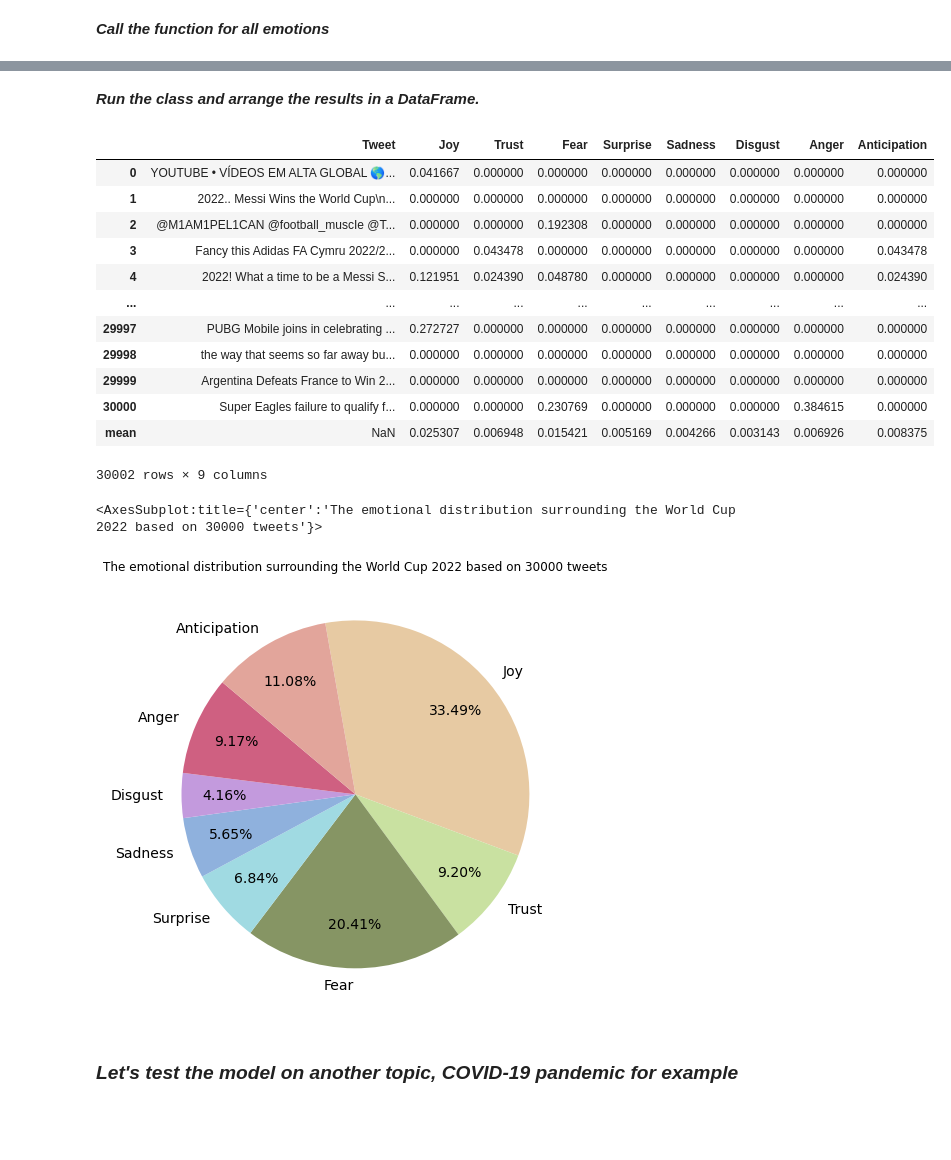
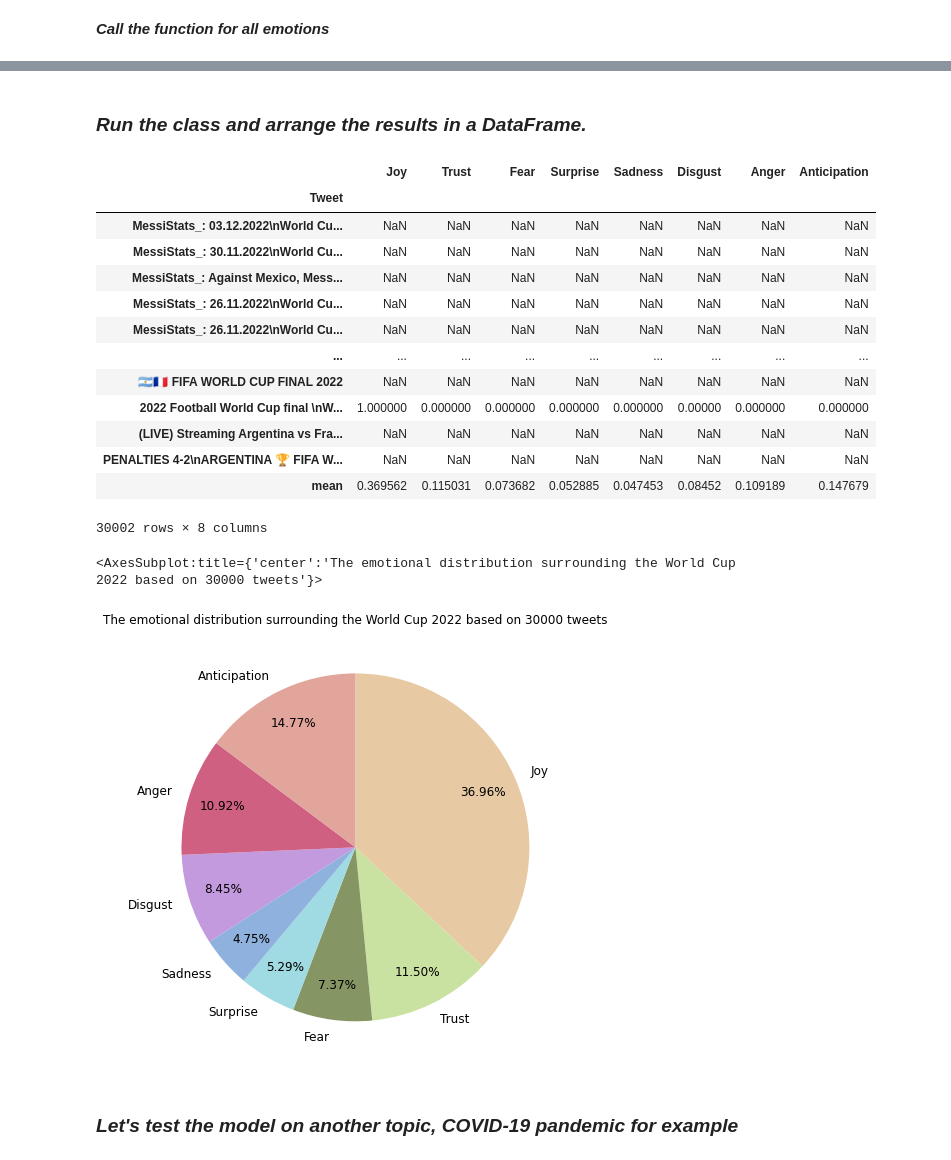
Before and after one commit to sadaki19/Sentiment_Analysis_Using_Plutchik_Wheel, a Jupyter notebook: Code.ipynb, the cells around one changed output, grey strips where cells are left out. Cells and saved outputs as stored; diff of their text form; code cells hidden in the pictures; blank space fills up the shorter version.

```diff
--- a/Code.ipynb
+++ b/Code.ipynb
@@ -136,6 +153,7 @@ dict(list(joy.items())[:10])
 ***Set a class applying Sentiment Analysis to Tweets by detecting intersections between each Tweet and emotion dictionaries***
 # %%
 class Feeling:
+    # Import the dictionaries into the class.
     joy_dic = json.load(open(f"sets\\joy.json"))
     trust_dic = json.load(open(f"sets\\trust.json"))
     fear_dic = json.load(open(f"sets\\fear.json"))
@@ -146,6 +164,7 @@ class Feeling:
     anticipation_dic = json.load(open(f"sets\\anticipation.json"))
 
     def __init__(self, tweet):
+        # Assign an initial value to each emotion in each tweet.
         self.joy = 0
         self.trust = 0
         self.fear = 0
@@ -154,12 +173,14 @@ class Feeling:
         self.disgust = 0
         self.anger = 0
         self.anticipation = 0
+        self.tot = 0
 
         self.words = []
         self.split(tweet)
         self.find_frequency()
 
     def split(self, tweet):
+        # Clean the tweets
         res = ''.join([i for i in tweet if not i.isdigit()])
         self.words = re.sub(r'[^\w\s]', '', res.lower()).split()
         for word in self.words:
@@ -168,6 +189,7 @@ class Feeling:
                 continue
 
     def find_frequency(self):
+        # Compute the intersections between every tweet and each set of emotion sets.
         for word in self.words:
             self.joy += Feeling.joy_dic.get(word, 0)
             self.trust += Feeling.trust_dic.get(word, 0)
@@ -178,12 +200,17 @@ class Feeling:
             self.anger += Feeling.anger_dic.get(word, 0)
             self.anticipation += Feeling.anticipation_dic.get(word, 0)
 
-        self.joy /= len(self.words)
-        self.trust /= len(self.words)
-        self.fear /= len(self.words)
-        self.surprise /= len(self.words)
-        self.sadness /= len(self.words)
-        self.disgust /= len(self.words)
-        self.anger /= len(self.words)
-        self.anticipation /= len(self.words)
+            # Normalize the outcomes
+            self.tot = self.joy+self.trust+self.fear+self.surprise+self.sadness+self.disgust+self.anger+self.anticipation
+        try:
+            self.joy /= self.tot
+            self.trust /= self.tot
+            self.fear /= self.tot
+            self.surprise /= self.tot
+            self.sadness /= self.tot
+            self.disgust /= self.tot
+            self.anger /= self.tot
+            self.anticipation /= self.tot
+        except:
+            pass
 # %% [markdown]
@@ -194,7 +223,7 @@ import snscrape.modules.twitter as sntwitter
 # Creating list to append tweet data to
 tweets_list = []
 
-query = 'world cup 2022 lang:en since:2022-11-20 until:2022-12-31'
+query = 'world cup 2022 lang:en since:2022-11-20 until:2022-12-20'
 limit = 30000
 
 # Using TwitterSearchScraper to scrape data and append tweets to list
@@ -205,4 +234,5 @@ for i,tweet in enumerate(sntwitter.TwitterSearchScraper(query).get_items()):
 
 # Creating a dataframe to load the list
 tweets_df = pd.DataFrame(tweets_list, columns=["User", "Date", "Tweet"])
+tweets_df.to_csv('world_cup.csv')
 # %% [output]
@@ -241,43 +271,48 @@ tweets_df
 30001 rows × 3 columns
 # %% [markdown]
-***Run the class and arrange the results in a DataFrame.***
+### *Run the class and arrange the results in a DataFrame.*
 # %%
 # Create empty DataFrame with column names
 df = pd.DataFrame(columns = ['Tweet', 'Joy', 'Trust', 'Fear', 'Surprise',
                              'Sadness', 'Disgust', 'Anger', 'Anticipation'])
 
 # Fill the DataFrame with the result of each tweet row by row
 for twt in tweets_df['Tweet']:
     tweet = Feeling(twt)
     df.loc[len(df)] = [twt, tweet.joy, tweet.trust, tweet.fear, tweet.surprise,
                        tweet.sadness, tweet.disgust, tweet.anger, tweet.anticipation]
 
+# Normalize the outcomes
+df = df.set_index('Tweet')
+df = df.div(df.sum(axis=1), axis=0)
+
 # Add a row containing the mean of each emotion for all Tweets
 df.loc['mean'] = df.mean()
 df
 # %% [output]
-|  | Tweet | Joy | Trust | Fear | Surprise | Sadness | Disgust | Anger | Anticipation |
-| 0 | YOUTUBE • VÍDEOS EM ALTA GLOBAL 🌎... | 0.041667 | 0.000000 | 0.000000 | 0.000000 | 0.000000 | 0.000000 | 0.000000 | 0.000000 |
-| 1 | 2022.. Messi Wins the World Cup\n... | 0.000000 | 0.000000 | 0.000000 | 0.000000 | 0.000000 | 0.000000 | 0.000000 | 0.000000 |
-| 2 | @M1AM1PEL1CAN @football_muscIe @T... | 0.000000 | 0.000000 | 0.192308 | 0.000000 | 0.000000 | 0.000000 | 0.000000 | 0.000000 |
-| 3 | Fancy this Adidas FA Cymru 2022/2... | 0.000000 | 0.043478 | 0.000000 | 0.000000 | 0.000000 | 0.000000 | 0.000000 | 0.043478 |
-| 4 | 2022! What a time to be a Messi S... | 0.121951 | 0.024390 | 0.048780 | 0.000000 | 0.000000 | 0.000000 | 0.000000 | 0.024390 |
-| ... | ... | ... | ... | ... | ... | ... | ... | ... | ... |
-| 29997 | PUBG Mobile joins in celebrating ... | 0.272727 | 0.000000 | 0.000000 | 0.000000 | 0.000000 | 0.000000 | 0.000000 | 0.000000 |
-| 29998 | the way that seems so far away bu... | 0.000000 | 0.000000 | 0.000000 | 0.000000 | 0.000000 | 0.000000 | 0.000000 | 0.000000 |
-| 29999 | Argentina Defeats France to Win 2... | 0.000000 | 0.000000 | 0.000000 | 0.000000 | 0.000000 | 0.000000 | 0.000000 | 0.000000 |
-| 30000 | Super Eagles failure to qualify f... | 0.000000 | 0.000000 | 0.230769 | 0.000000 | 0.000000 | 0.000000 | 0.384615 | 0.000000 |
-| mean | NaN | 0.025307 | 0.006948 | 0.015421 | 0.005169 | 0.004266 | 0.003143 | 0.006926 | 0.008375 |
+|  | Joy | Trust | Fear | Surprise | Sadness | Disgust | Anger | Anticipation |
+| Tweet |  |  |  |  |  |  |  |  |
+| MessiStats_: 03.12.2022\nWorld Cu... | NaN | NaN | NaN | NaN | NaN | NaN | NaN | NaN |
+| MessiStats_: 30.11.2022\nWorld Cu... | NaN | NaN | NaN | NaN | NaN | NaN | NaN | NaN |
+| MessiStats_: Against Mexico, Mess... | NaN | NaN | NaN | NaN | NaN | NaN | NaN | NaN |
+| MessiStats_: 26.11.2022\nWorld Cu... | NaN | NaN | NaN | NaN | NaN | NaN | NaN | NaN |
+| MessiStats_: 26.11.2022\nWorld Cu... | NaN | NaN | NaN | NaN | NaN | NaN | NaN | NaN |
+| ... | ... | ... | ... | ... | ... | ... | ... | ... |
+| 🇦🇷🇨🇵 FIFA WORLD CUP FINAL 2022 | NaN | NaN | NaN | NaN | NaN | NaN | NaN | NaN |
+| 2022 Football World Cup final \nW... | 1.000000 | 0.000000 | 0.000000 | 0.000000 | 0.000000 | 0.00000 | 0.000000 | 0.000000 |
+| (LIVE) Streaming Argentina vs Fra... | NaN | NaN | NaN | NaN | NaN | NaN | NaN | NaN |
+| PENALTIES 4-2\nARGENTINA 🏆 FIFA W... | NaN | NaN | NaN | NaN | NaN | NaN | NaN | NaN |
+| mean | 0.369562 | 0.115031 | 0.073682 | 0.052885 | 0.047453 | 0.08452 | 0.109189 | 0.147679 |
-30002 rows × 9 columns
+30002 rows × 8 columns
 # %%
 # Visualize the results in a pie chart
 colors = ['#E7CAA3','#C9E1A1','#869564','#A0DAE2','#8FB1DD','#C39ADD','#CF6081','#E2A59B']
-df.iloc[len(df)-1, 1:9].plot.pie(figsize=(8, 8),colors=colors, fontsize=14, autopct='%1.2f%%',
-                                 startangle=100, counterclock=False, pctdistance=0.75, label="",
-                                title = 'The emotional distribution surrounding the World Cup 2022 based on 30000 tweets')
+df.iloc[len(df)-1].plot.pie(figsize=(8, 8),colors=colors, fontsize=12, autopct='%1.2f%%',
+                                 startangle=90, counterclock=False, pctdistance=0.8, label="",
+                                 title = 'The emotional distribution surrounding the World Cup 2022 based on 30000 tweets')
 # %% [output]
 <AxesSubplot:title={'center':'The emotional distribution surrounding the World Cup 2022 based on 30000 tweets'}>
-[figure, old version]
+[figure, new version]
 # %% [markdown]
 ### *Let's test the model on another topic, COVID-19 pandemic for example*
 # %%
```
Also changed, not shown: parts of 14 cells of this notebook.
